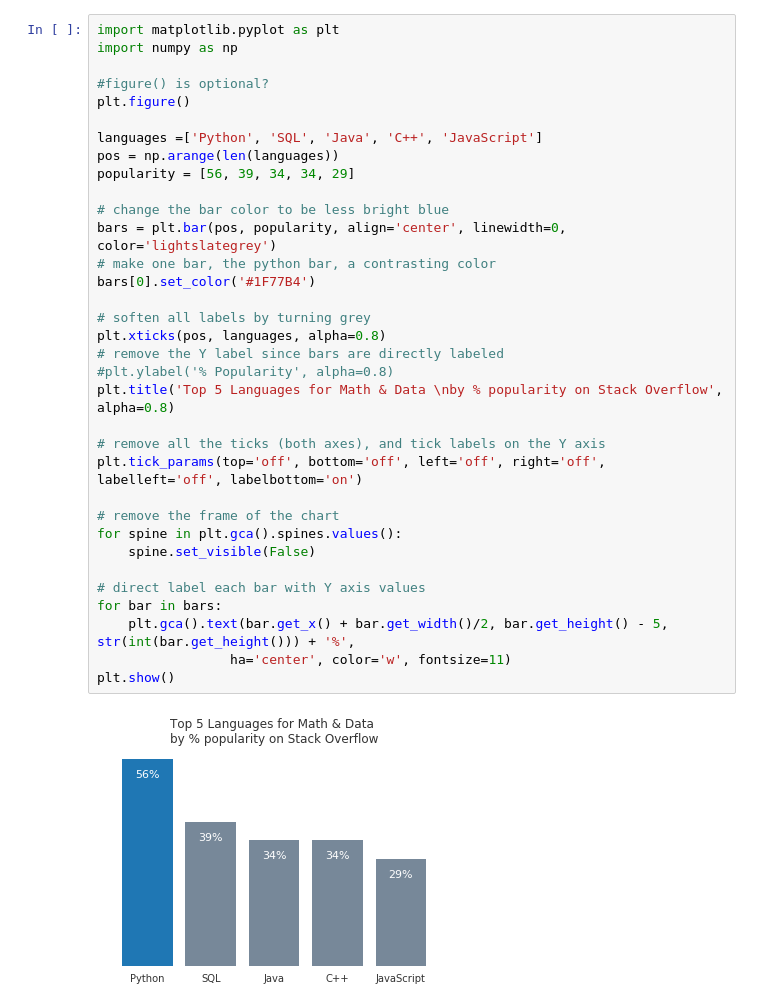
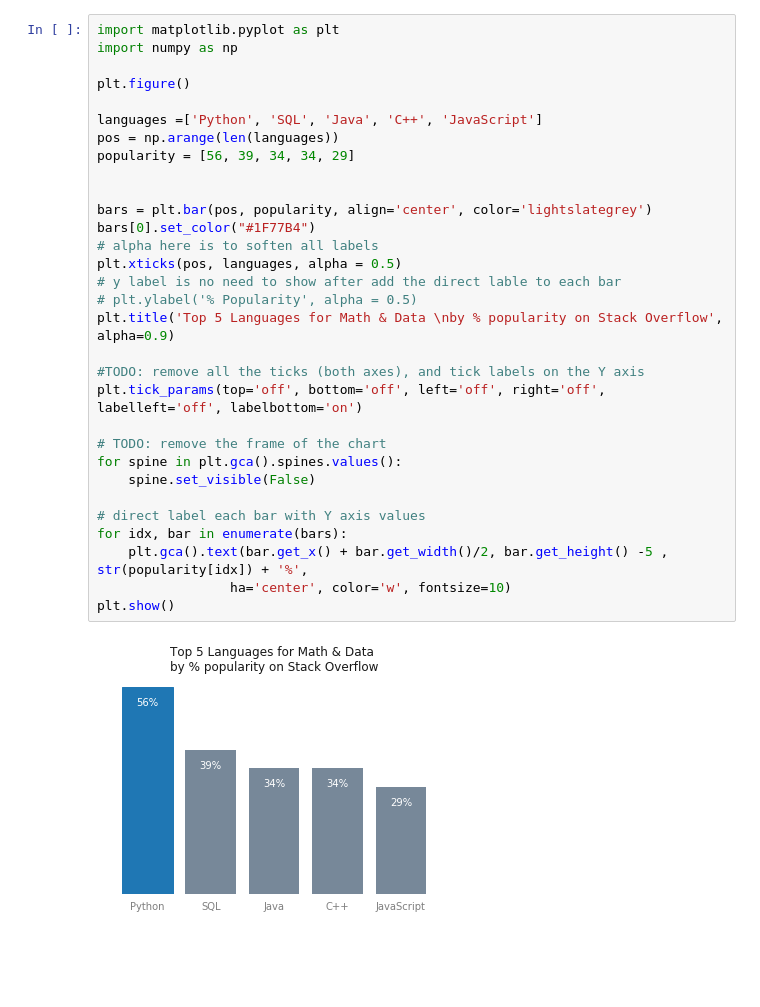
Before and after one commit to helenypan/python-and-data-science, a Jupyter notebook: 2_Applied Plotting, Charting & Data Representation in Python/matplotlib_examples.ipynb, the cells around one changed output. Saved outputs shown, nothing was run; the diff lists cells and outputs as text; blank space fills up the shorter version.

```diff
--- a/2_Applied Plotting, Charting & Data Representation in Python/matplotlib_examples.ipynb
+++ b/2_Applied Plotting, Charting & Data Representation in Python/matplotlib_examples.ipynb
@@ -1,36 +1,33 @@
 # %%
 import matplotlib.pyplot as plt
 import numpy as np
 
-#figure() is optional?
 plt.figure()
 
 languages =['Python', 'SQL', 'Java', 'C++', 'JavaScript']
 pos = np.arange(len(languages))
 popularity = [56, 39, 34, 34, 29]
 
-# change the bar color to be less bright blue
-bars = plt.bar(pos, popularity, align='center', linewidth=0, color='lightslategrey')
-# make one bar, the python bar, a contrasting color
-bars[0].set_color('#1F77B4')
 
-# soften all labels by turning grey
-plt.xticks(pos, languages, alpha=0.8)
-# remove the Y label since bars are directly labeled
-#plt.ylabel('% Popularity', alpha=0.8)
-plt.title('Top 5 Languages for Math & Data \nby % popularity on Stack Overflow', alpha=0.8)
+bars = plt.bar(pos, popularity, align='center', color='lightslategrey')
+bars[0].set_color("#1F77B4")
+# alpha here is to soften all labels
+plt.xticks(pos, languages, alpha = 0.5)
+# y label is no need to show after add the direct lable to each bar
+# plt.ylabel('% Popularity', alpha = 0.5)
+plt.title('Top 5 Languages for Math & Data \nby % popularity on Stack Overflow', alpha=0.9)
 
-# remove all the ticks (both axes), and tick labels on the Y axis
+#TODO: remove all the ticks (both axes), and tick labels on the Y axis
 plt.tick_params(top='off', bottom='off', left='off', right='off', labelleft='off', labelbottom='on')
 
-# remove the frame of the chart
+# TODO: remove the frame of the chart
 for spine in plt.gca().spines.values():
     spine.set_visible(False)
 
 # direct label each bar with Y axis values
-for bar in bars:
-    plt.gca().text(bar.get_x() + bar.get_width()/2, bar.get_height() - 5, str(int(bar.get_height())) + '%',
-                 ha='center', color='w', fontsize=11)
+for idx, bar in enumerate(bars):
+    plt.gca().text(bar.get_x() + bar.get_width()/2, bar.get_height() -5 , str(popularity[idx]) + '%',
+                 ha='center', color='w', fontsize=10)
 plt.show()
 # %% [output]
-[figure, old version]
+[figure, new version]
```
Also changed, not shown: parts of 1 cell of this notebook, 1 other file.
